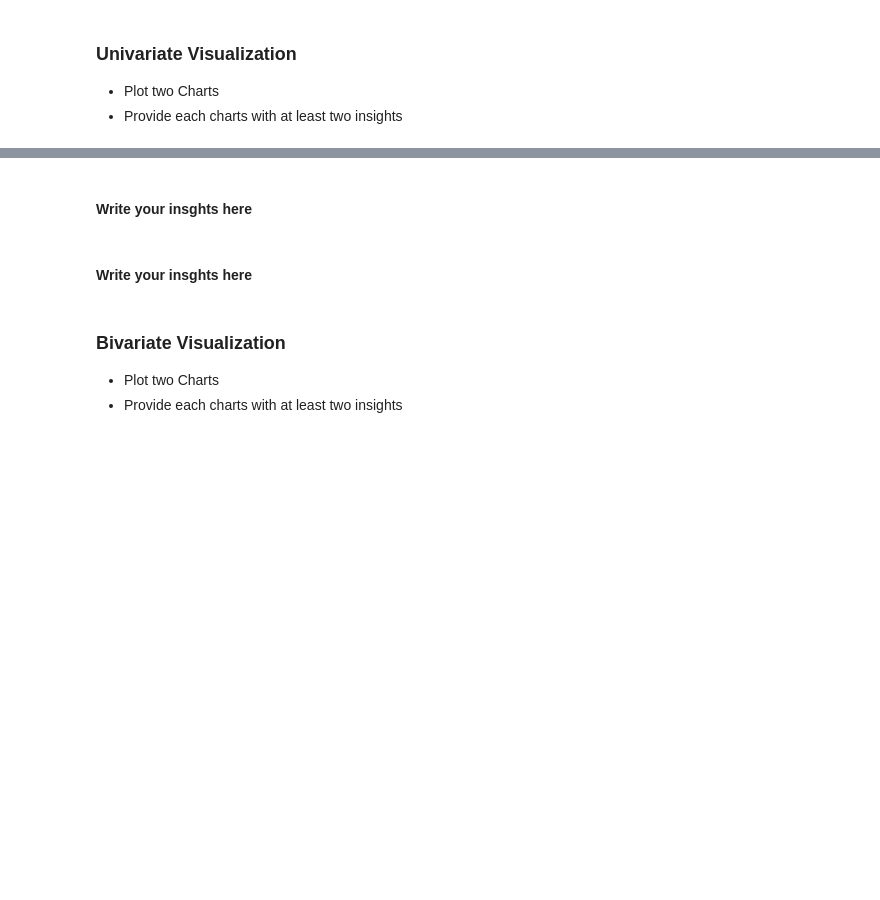
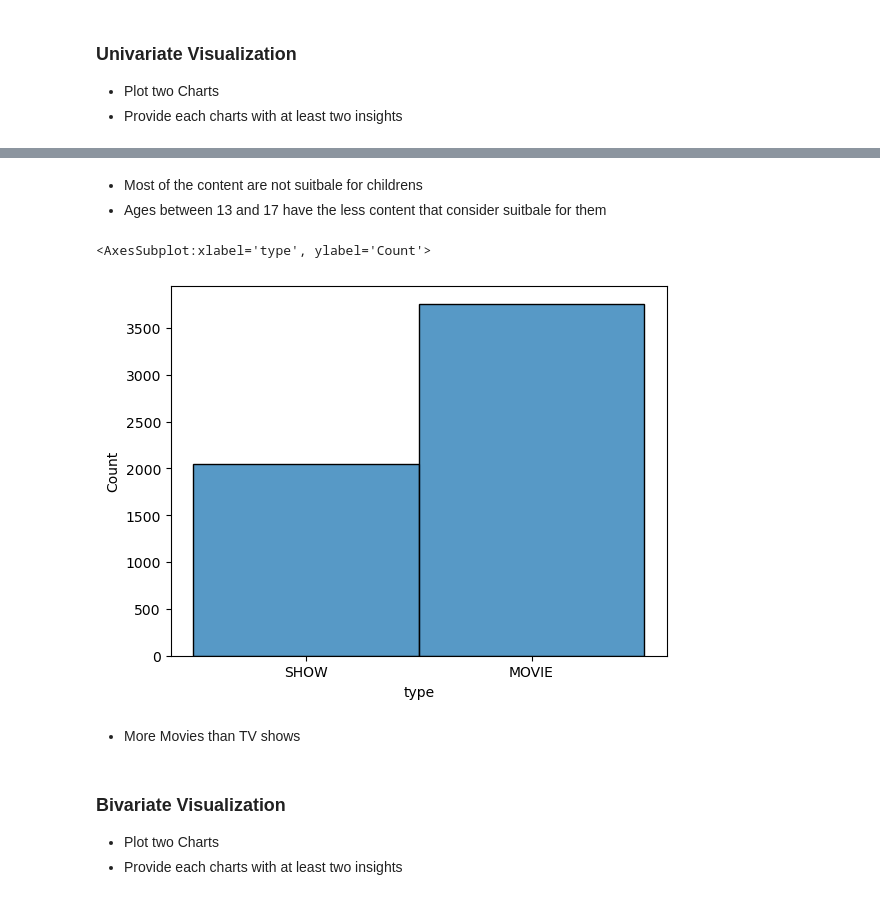
Before and after one commit to Tuwaiq-Data-Science-Bootcamp-V2/EDA-Lab1, a Jupyter notebook: EDA_Assignment .ipynb, the cells around one changed output, grey strips where cells are left out. Drawn from its saved outputs; the diff is of its cells as text; code cells hidden in the pictures; blank space fills up the shorter version.

```diff
--- a/EDA_Assignment .ipynb
+++ b/EDA_Assignment .ipynb
@@ -9,7 +178,13 @@
 # %% [markdown]
-#### Write your insghts here
+- Most of the content are not suitbale for childrens
+- Ages between 13 and 17 have the less content that consider suitbale for them
+# %%
+sns.histplot(netflix, x='type')
+# %% [output]
+<AxesSubplot:xlabel='type', ylabel='Count'>
+[figure, added]
 # %% [markdown]
-#### Write your insghts here
+- More Movies than TV shows
 # %% [markdown]
 ### Bivariate Visualization
 * Plot two Charts
```
Also changed, not shown: parts of 23 cells of this notebook.
